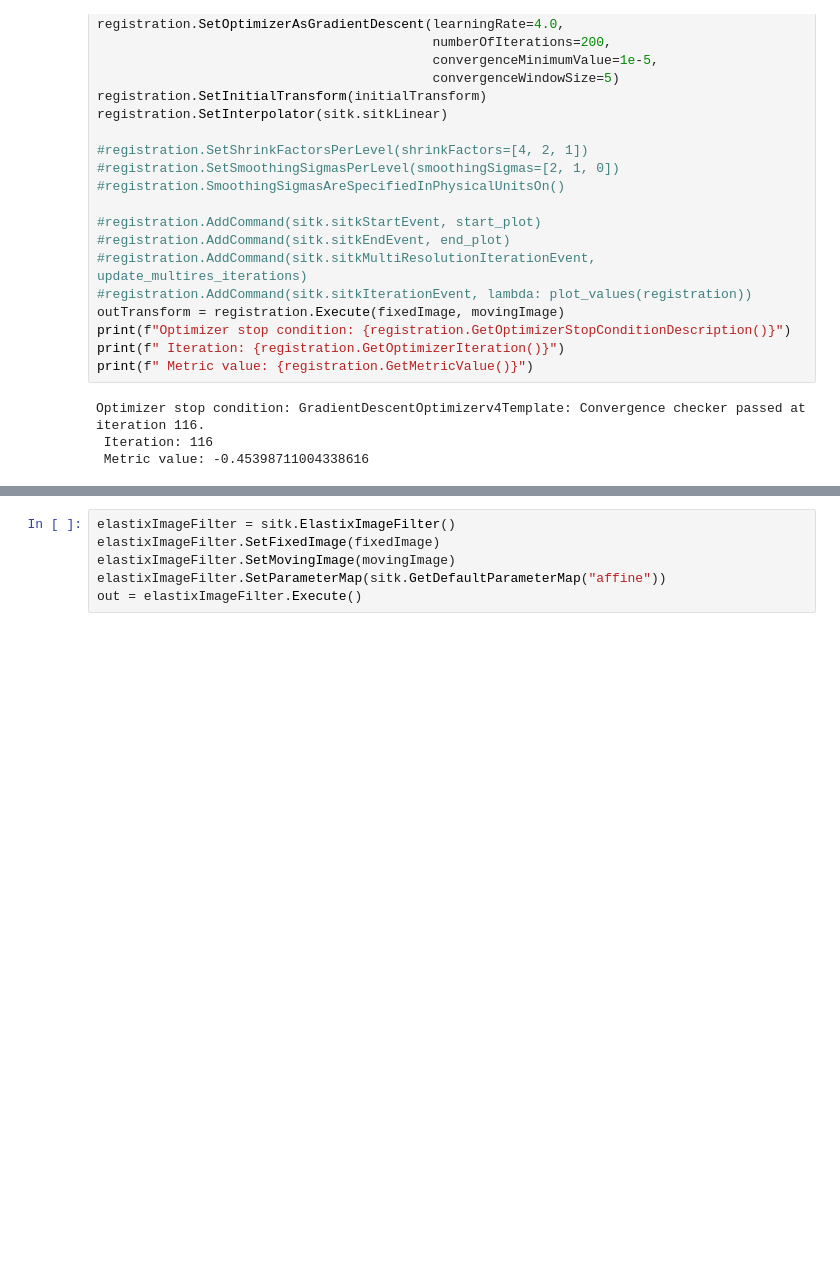
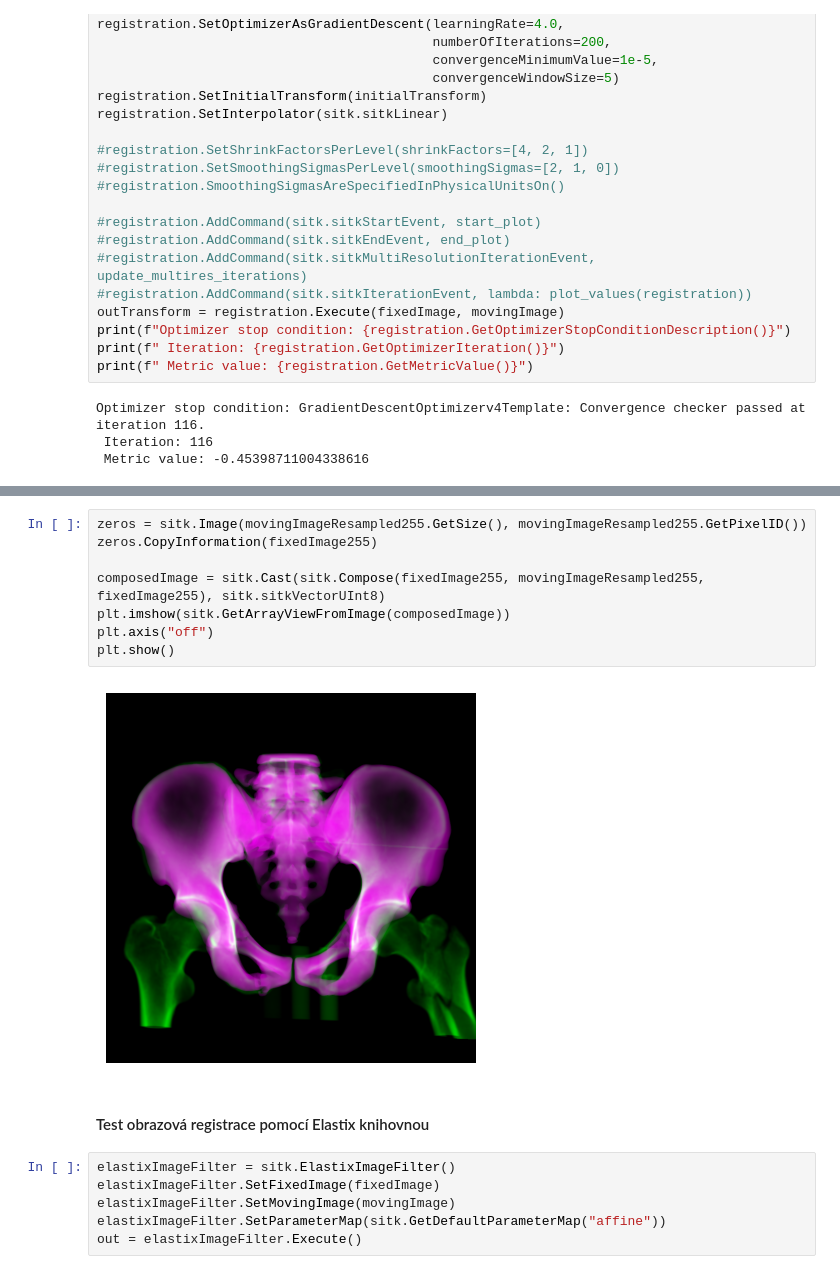
Before and after one commit to Vojtech-Benda/ca_isf, a Jupyter notebook: sitkRegistration.ipynb, the cells around one changed output, grey strips where cells are left out. Cells and saved outputs as stored; diff of their text form; blank space fills up the shorter version.

```diff
--- a/sitkRegistration.ipynb
+++ b/sitkRegistration.ipynb
@@ -109,3 +144,15 @@ plt.show()
+# %%
+zeros = sitk.Image(movingImageResampled255.GetSize(), movingImageResampled255.GetPixelID())
+zeros.CopyInformation(fixedImage255)
+
+composedImage = sitk.Cast(sitk.Compose(fixedImage255, movingImageResampled255, fixedImage255), sitk.sitkVectorUInt8)
+plt.imshow(sitk.GetArrayViewFromImage(composedImage))
+plt.axis("off")
+plt.show()
+# %% [output]
+[figure, added]
+# %% [markdown]
+#### Test obrazová registrace pomocí Elastix knihovnou
 # %%
 elastixImageFilter = sitk.ElastixImageFilter()
 elastixImageFilter.SetFixedImage(fixedImage)
```
Also changed, not shown: parts of 13 cells of this notebook.
